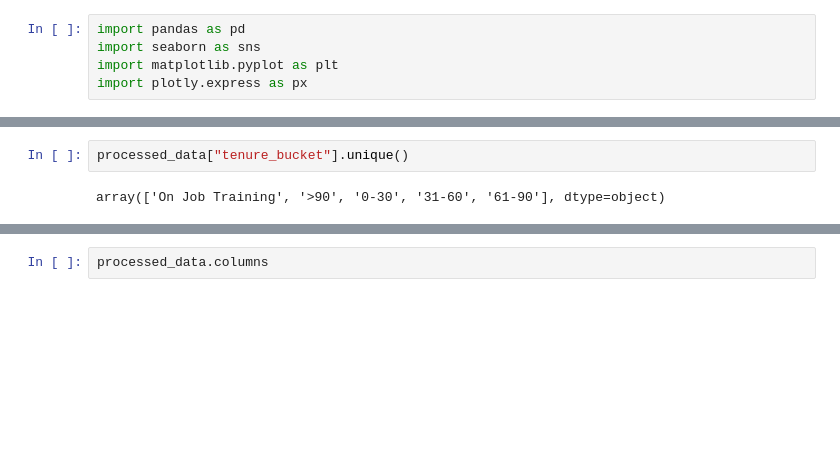
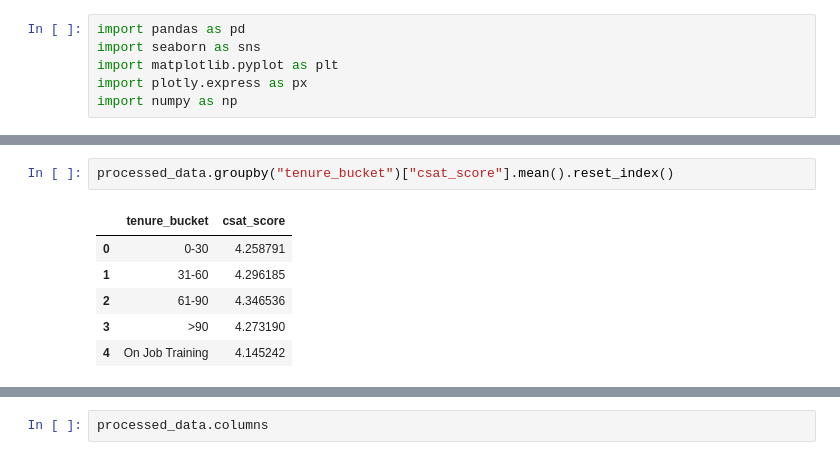
Before and after one commit to Danny-Dalo/Customer-Support-Data, a Jupyter notebook: analysis.ipynb, the cells around one changed output, grey strips where cells are left out. Drawn from its saved outputs; the diff is of its cells as text; blank space fills up the shorter version.

```diff
--- a/analysis.ipynb
+++ b/analysis.ipynb
@@ -3,6 +3,7 @@ import pandas as pd
 import seaborn as sns
 import matplotlib.pyplot as plt
 import plotly.express as px
+import numpy as np
 # %%
 processed_data = pd.read_csv("C:/Users/HP/OneDrive/Documents/DANNY DATA/Customer Support Data/Processed_customer_support_data.csv")
 processed_data.head()
@@ -13,7 +14,12 @@ processed_data.head()
 | 2 | Inbound | Order Related | Installation/demo | 2023-08-01 20:16:00 | 2023-08-01 20:38:00 | 0.366667 | ... |
 | 3 | Inbound | Returns | Reverse Pickup Enquiry | 2023-08-01 20:56:00 | 2023-08-01 21:16:00 | 0.333333 | ... |
 | 4 | Inbound | Cancellation | Not Needed | 2023-08-01 10:30:00 | 2023-08-01 10:32:00 | 0.033333 | ... |
-# %%
-processed_data["tenure_bucket"].unique()
-# %% [output]
-array(['On Job Training', '>90', '0-30', '31-60', '61-90'], dtype=object)
+# %%
+processed_data.groupby("tenure_bucket")["csat_score"].mean().reset_index()
+# %% [output]
+|  | tenure_bucket | csat_score |
+| 0 | 0-30 | 4.258791 |
+| 1 | 31-60 | 4.296185 |
+| 2 | 61-90 | 4.346536 |
+| 3 | >90 | 4.273190 |
+| 4 | On Job Training | 4.145242 |
```
Also changed, not shown: parts of 2 cells of this notebook, 1 other file.
